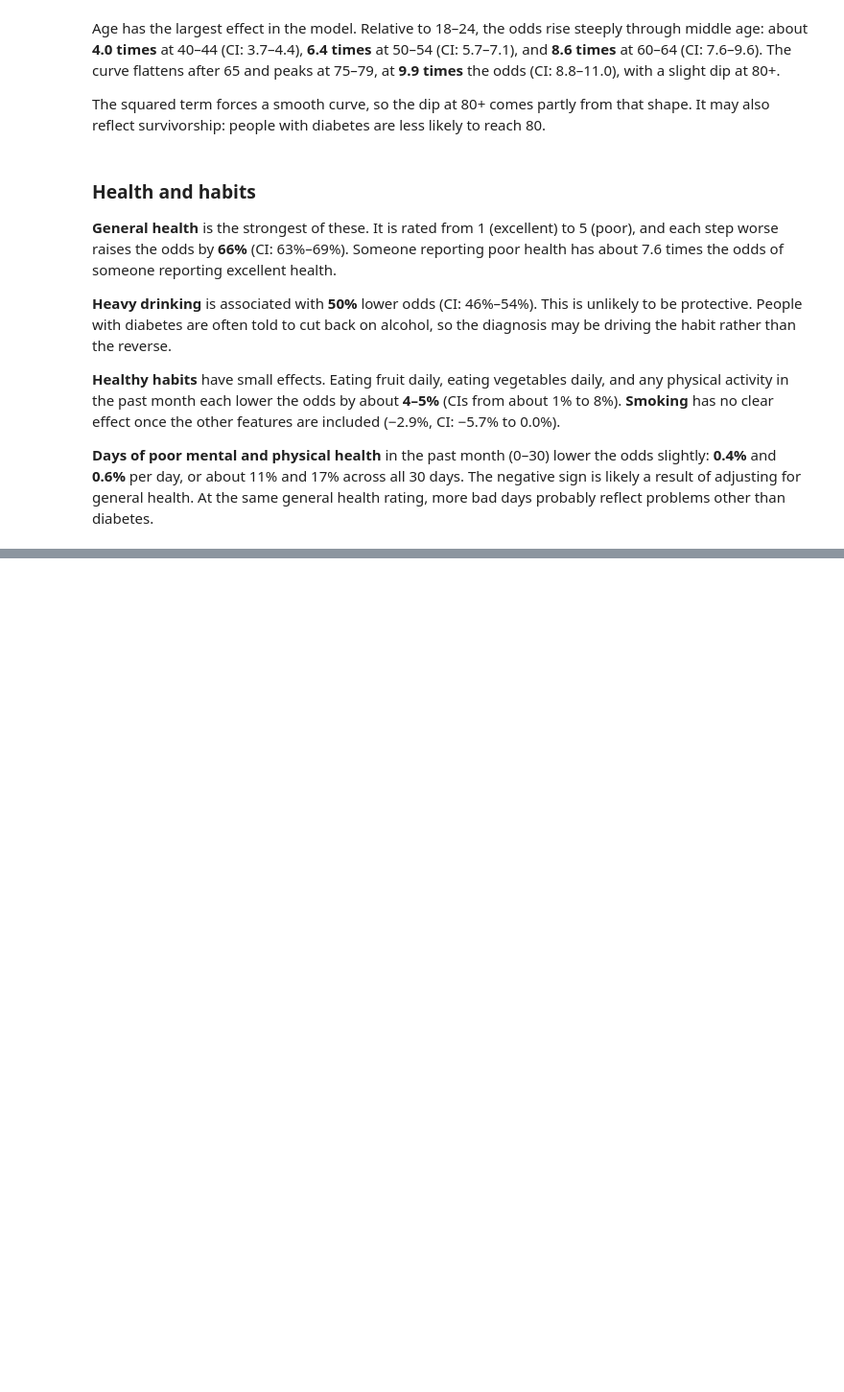
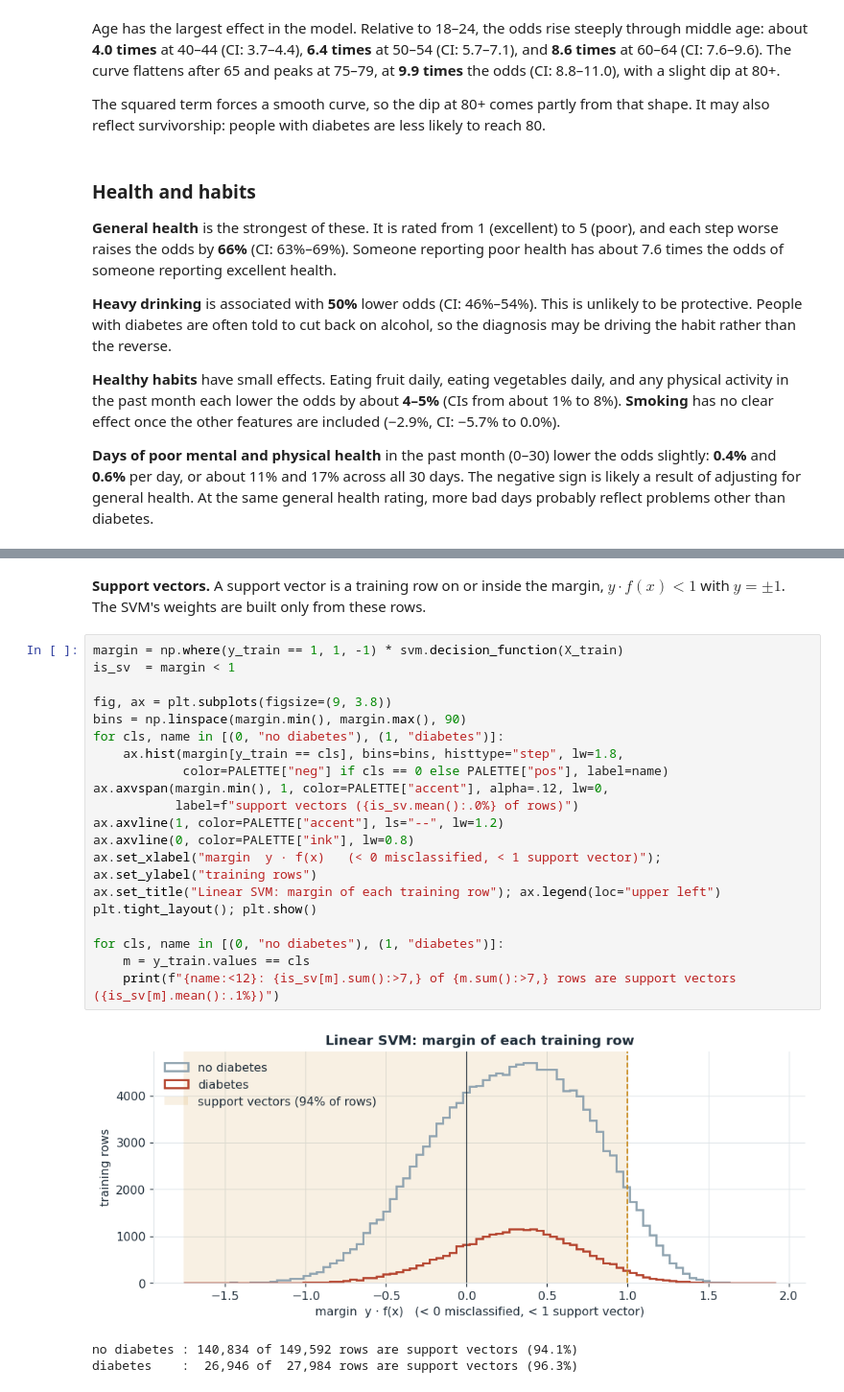
Before and after one commit to Lone-Wolfgang/brfss2015-diabetes-eda, a Jupyter notebook: Lab2/WolfgangKlein.ipynb, the cells around one changed output, grey strips where cells are left out. Shown at 96% size. Saved outputs shown, nothing was run; the diff lists cells and outputs as text; blank space fills up the shorter version.

```diff
--- a/Lab2/WolfgangKlein.ipynb
+++ b/Lab2/WolfgangKlein.ipynb
@@ -712,0 +769,27 @@ health rating, more bad days probably reflect problems other than diabetes.
+# %% [markdown]
+**Support vectors.** A support vector is a training row on or inside the margin,
+$y \cdot f(x) < 1$ with $y = \pm 1$. The SVM's weights are built only from these rows.
+# %%
+margin = np.where(y_train == 1, 1, -1) * svm.decision_function(X_train)
+is_sv  = margin < 1
+
+fig, ax = plt.subplots(figsize=(9, 3.8))
+bins = np.linspace(margin.min(), margin.max(), 90)
+for cls, name in [(0, "no diabetes"), (1, "diabetes")]:
+    ax.hist(margin[y_train == cls], bins=bins, histtype="step", lw=1.8,
+            color=PALETTE["neg"] if cls == 0 else PALETTE["pos"], label=name)
+ax.axvspan(margin.min(), 1, color=PALETTE["accent"], alpha=.12, lw=0,
+           label=f"support vectors ({is_sv.mean():.0%} of rows)")
+ax.axvline(1, color=PALETTE["accent"], ls="--", lw=1.2)
+ax.axvline(0, color=PALETTE["ink"], lw=0.8)
+ax.set_xlabel("margin  y · f(x)   (< 0 misclassified, < 1 support vector)"); ax.set_ylabel("training rows")
+ax.set_title("Linear SVM: margin of each training row"); ax.legend(loc="upper left")
+plt.tight_layout(); plt.show()
+
+for cls, name in [(0, "no diabetes"), (1, "diabetes")]:
+    m = y_train.values == cls
+    print(f"{name:<12}: {is_sv[m].sum():>7,} of {m.sum():>7,} rows are support vectors ({is_sv[m].mean():.1%})")
+# %% [output]
+[figure, added]
+no diabetes : 140,834 of 149,592 rows are support vectors (94.1%)
+diabetes    :  26,946 of  27,984 rows are support vectors (96.3%)
```
Also changed, not shown: parts of 6 cells of this notebook.
